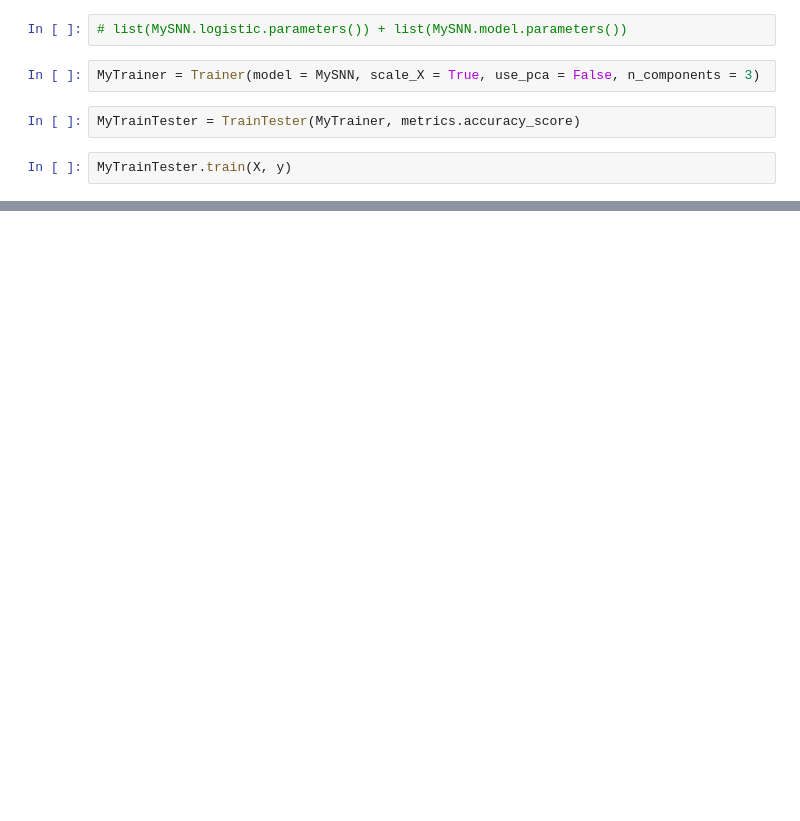
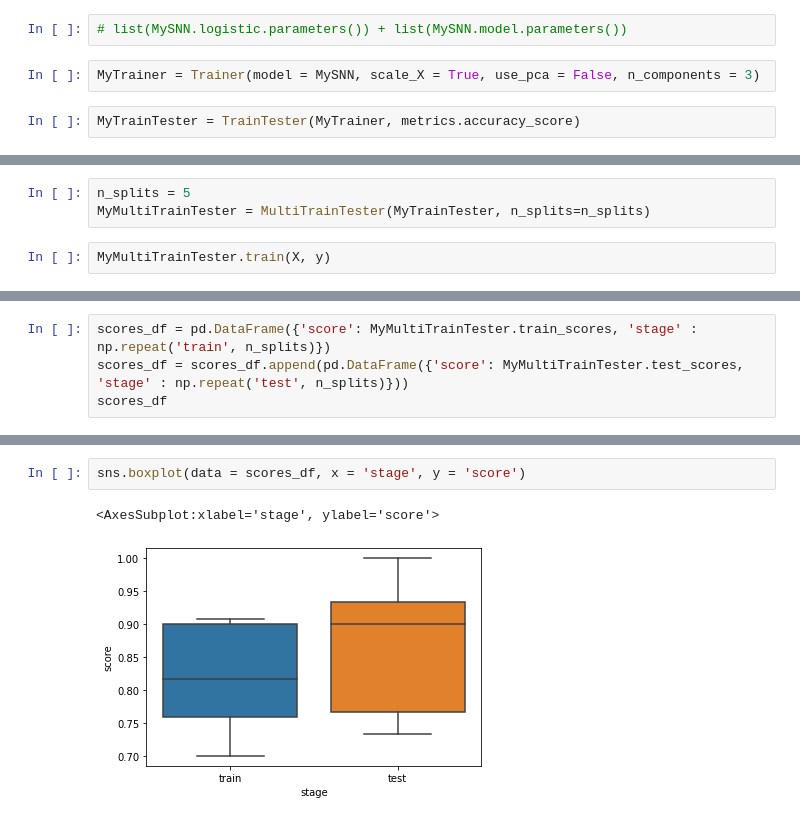
Before and after one commit to singjc/MetagenPipe, a Jupyter notebook: src/SNN_SandBox_iris.ipynb, the cells around one changed output, grey strips where cells are left out. Saved outputs shown, nothing was run; the diff lists cells and outputs as text; blank space fills up the shorter version.

```diff
--- a/src/SNN_SandBox_iris.ipynb
+++ b/src/SNN_SandBox_iris.ipynb
@@ -66,5 +78,3 @@ MySNN = SiameseModel(MyFeedForward, predict_unknown = False, n_example_predict=3
 MyTrainer = Trainer(model = MySNN, scale_X = True, use_pca = False, n_components = 3)
 # %%
 MyTrainTester = TrainTester(MyTrainer, metrics.accuracy_score)
-# %%
-MyTrainTester.train(X, y)
@@ -122,0 +81,5 @@ metrics.accuracy_score(y_pred_train_1D, y_train_1D)
+# %%
+n_splits = 5
+MyMultiTrainTester = MultiTrainTester(MyTrainTester, n_splits=n_splits)
+# %%
+MyMultiTrainTester.train(X, y)
@@ -122,0 +104,4 @@ metrics.accuracy_score(y_pred_train_1D, y_train_1D)
+# %%
+scores_df = pd.DataFrame({'score': MyMultiTrainTester.train_scores, 'stage' : np.repeat('train', n_splits)})
+scores_df = scores_df.append(pd.DataFrame({'score': MyMultiTrainTester.test_scores, 'stage' : np.repeat('test', n_splits)}))
+scores_df
@@ -122,0 +120,5 @@ metrics.accuracy_score(y_pred_train_1D, y_train_1D)
+# %%
+sns.boxplot(data = scores_df, x = 'stage', y = 'score')
+# %% [output]
+<AxesSubplot:xlabel='stage', ylabel='score'>
+[figure, added]
```
Also changed, not shown: parts of 23 cells of this notebook, 3 other files.
